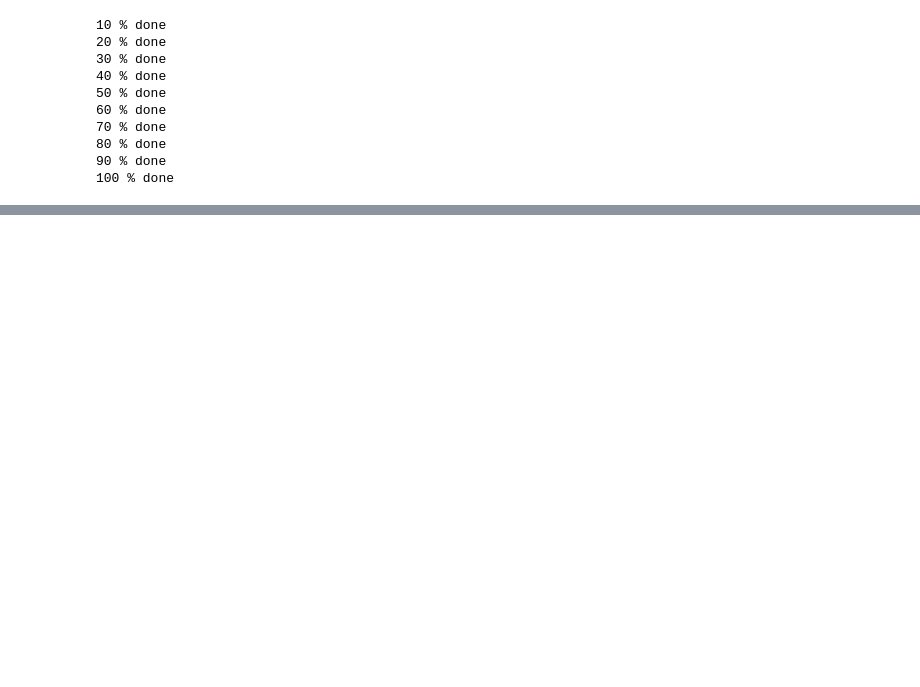
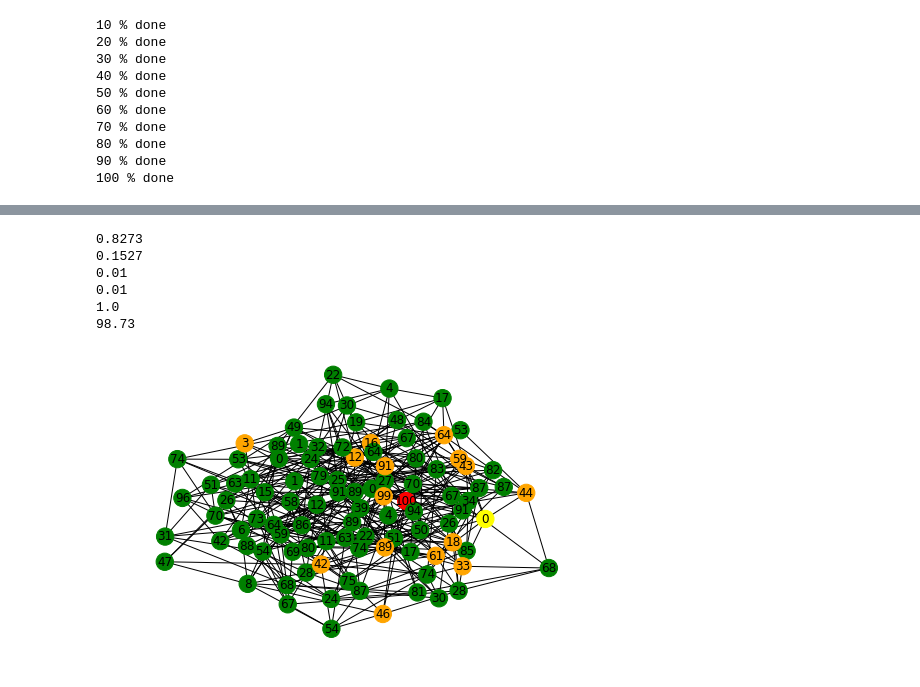
Before and after one commit to ZhangYifeng97/distributed_auction, a Jupyter notebook: auction.ipynb, the cells around one changed output, grey strips where cells are left out. Saved outputs shown, nothing was run; the diff lists cells and outputs as text; code cells hidden in the pictures; blank space fills up the shorter version.

```diff
--- a/auction.ipynb
+++ b/auction.ipynb
@@ -117,0 +146,17 @@ nx.draw(G, node_color=color_map, with_labels=True)
+# %%
+# 8
+nx.draw(G, node_color=color_map, with_labels=True, labels=nx.get_node_attributes(G, 'valuation'))
+print(sum(greens) / num_nodes / num_runs)
+print(sum(oranges) / num_nodes / num_runs)
+print(sum(reds) / num_nodes / num_runs)
+print(sum(yellows) / num_nodes / num_runs)
+print(sum(payment_chain_lengths) / num_runs)
+print(sum(payments_to_seller) / num_runs)
+# %% [output]
+0.8273
+0.1527
+0.01
+0.01
+1.0
+98.73
+[figure, added]
```
Also changed, not shown: parts of 7 cells of this notebook, 1 other file.
